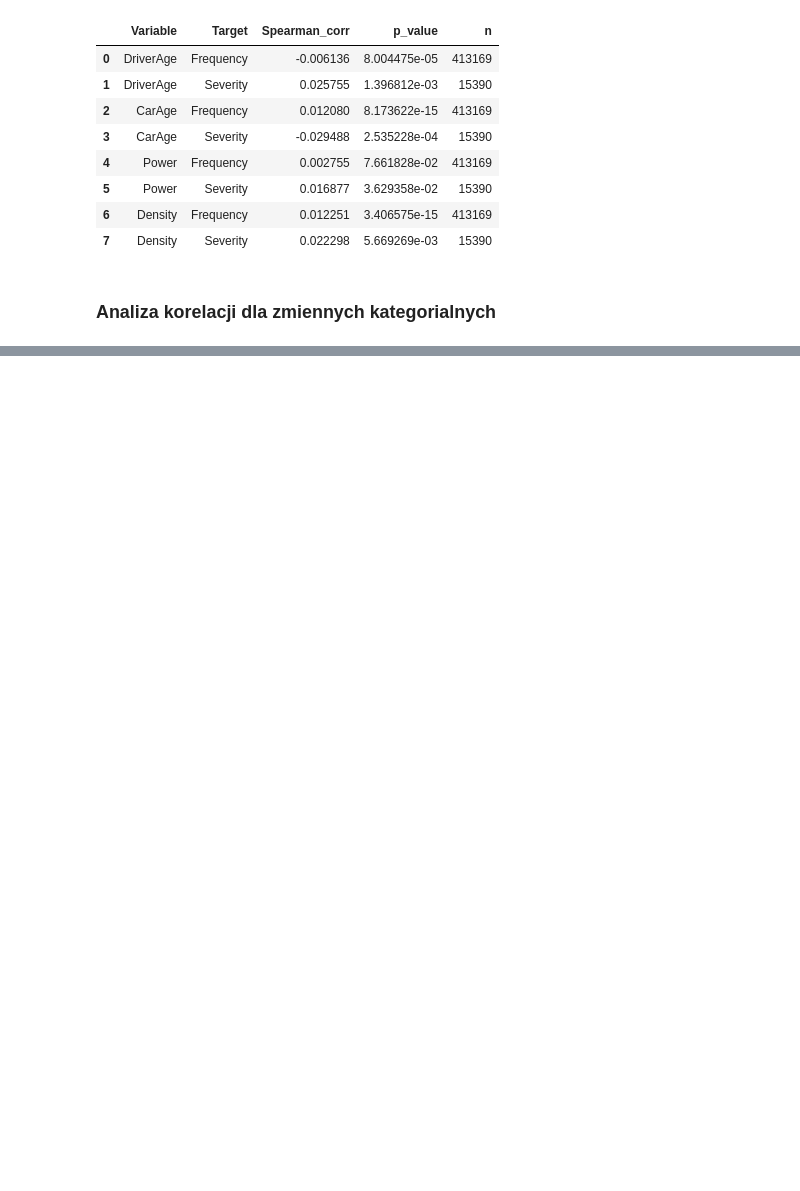
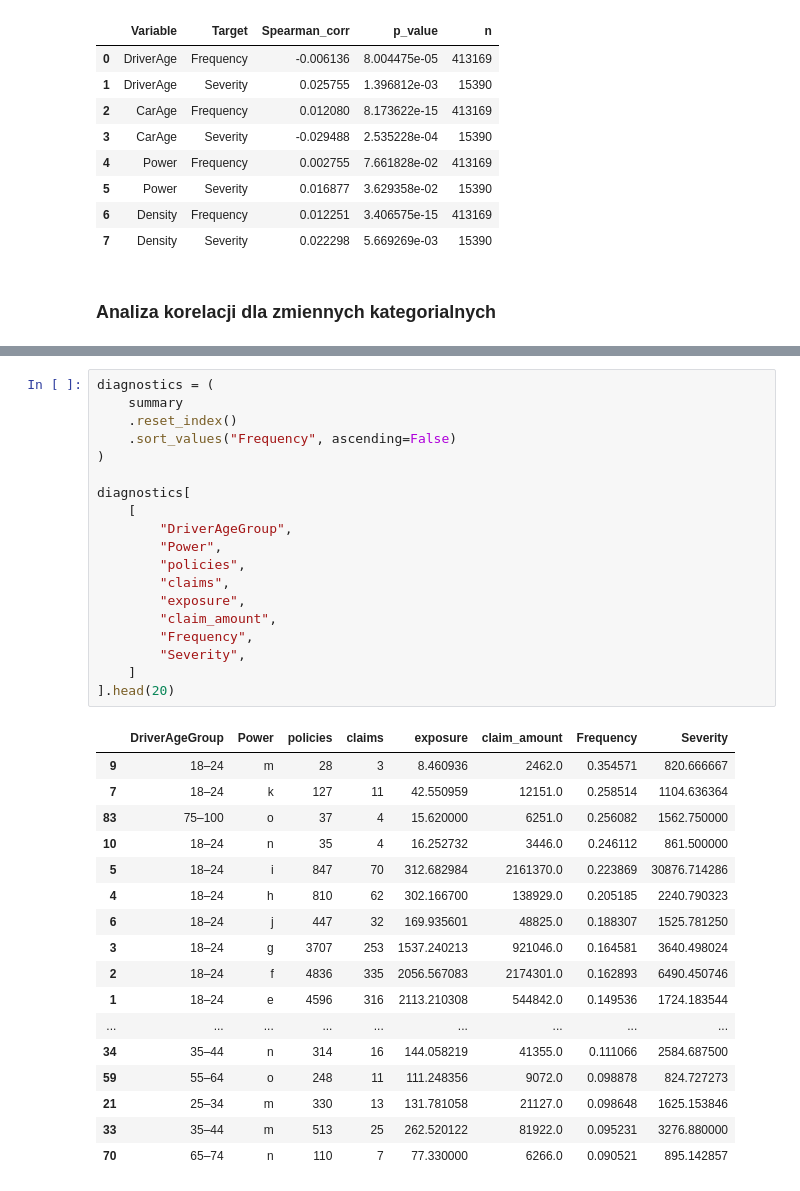
Before and after one commit to kacperskora/Licencjat_DS, a Jupyter notebook: notebooks/02_EDA.ipynb, the cells around one changed output, grey strips where cells are left out. Cells and saved outputs as stored; diff of their text form; blank space fills up the shorter version.

```diff
--- a/notebooks/02_EDA.ipynb
+++ b/notebooks/02_EDA.ipynb
@@ -706,0 +820,37 @@ categorical_results
+# %%
+diagnostics = (
+    summary
+    .reset_index()
+    .sort_values("Frequency", ascending=False)
+)
+
+diagnostics[
+    [
+        "DriverAgeGroup",
+        "Power",
+        "policies",
+        "claims",
+        "exposure",
+        "claim_amount",
+        "Frequency",
+        "Severity",
+    ]
+].head(20)
+# %% [output]
+|  | DriverAgeGroup | Power | policies | claims | exposure | claim_amount | Frequency | Severity |
+| 9 | 18–24 | m | 28 | 3 | 8.460936 | 2462.0 | 0.354571 | 820.666667 |
+| 7 | 18–24 | k | 127 | 11 | 42.550959 | 12151.0 | 0.258514 | 1104.636364 |
+| 83 | 75–100 | o | 37 | 4 | 15.620000 | 6251.0 | 0.256082 | 1562.750000 |
+| 10 | 18–24 | n | 35 | 4 | 16.252732 | 3446.0 | 0.246112 | 861.500000 |
+| 5 | 18–24 | i | 847 | 70 | 312.682984 | 2161370.0 | 0.223869 | 30876.714286 |
+| 4 | 18–24 | h | 810 | 62 | 302.166700 | 138929.0 | 0.205185 | 2240.790323 |
+| 6 | 18–24 | j | 447 | 32 | 169.935601 | 48825.0 | 0.188307 | 1525.781250 |
+| 3 | 18–24 | g | 3707 | 253 | 1537.240213 | 921046.0 | 0.164581 | 3640.498024 |
+| 2 | 18–24 | f | 4836 | 335 | 2056.567083 | 2174301.0 | 0.162893 | 6490.450746 |
+| 1 | 18–24 | e | 4596 | 316 | 2113.210308 | 544842.0 | 0.149536 | 1724.183544 |
+| ... | ... | ... | ... | ... | ... | ... | ... | ... |
+| 34 | 35–44 | n | 314 | 16 | 144.058219 | 41355.0 | 0.111066 | 2584.687500 |
+| 59 | 55–64 | o | 248 | 11 | 111.248356 | 9072.0 | 0.098878 | 824.727273 |
+| 21 | 25–34 | m | 330 | 13 | 131.781058 | 21127.0 | 0.098648 | 1625.153846 |
+| 33 | 35–44 | m | 513 | 25 | 262.520122 | 81922.0 | 0.095231 | 3276.880000 |
+| 70 | 65–74 | n | 110 | 7 | 77.330000 | 6266.0 | 0.090521 | 895.142857 |
```
Also changed, not shown: parts of 10 cells of this notebook.
